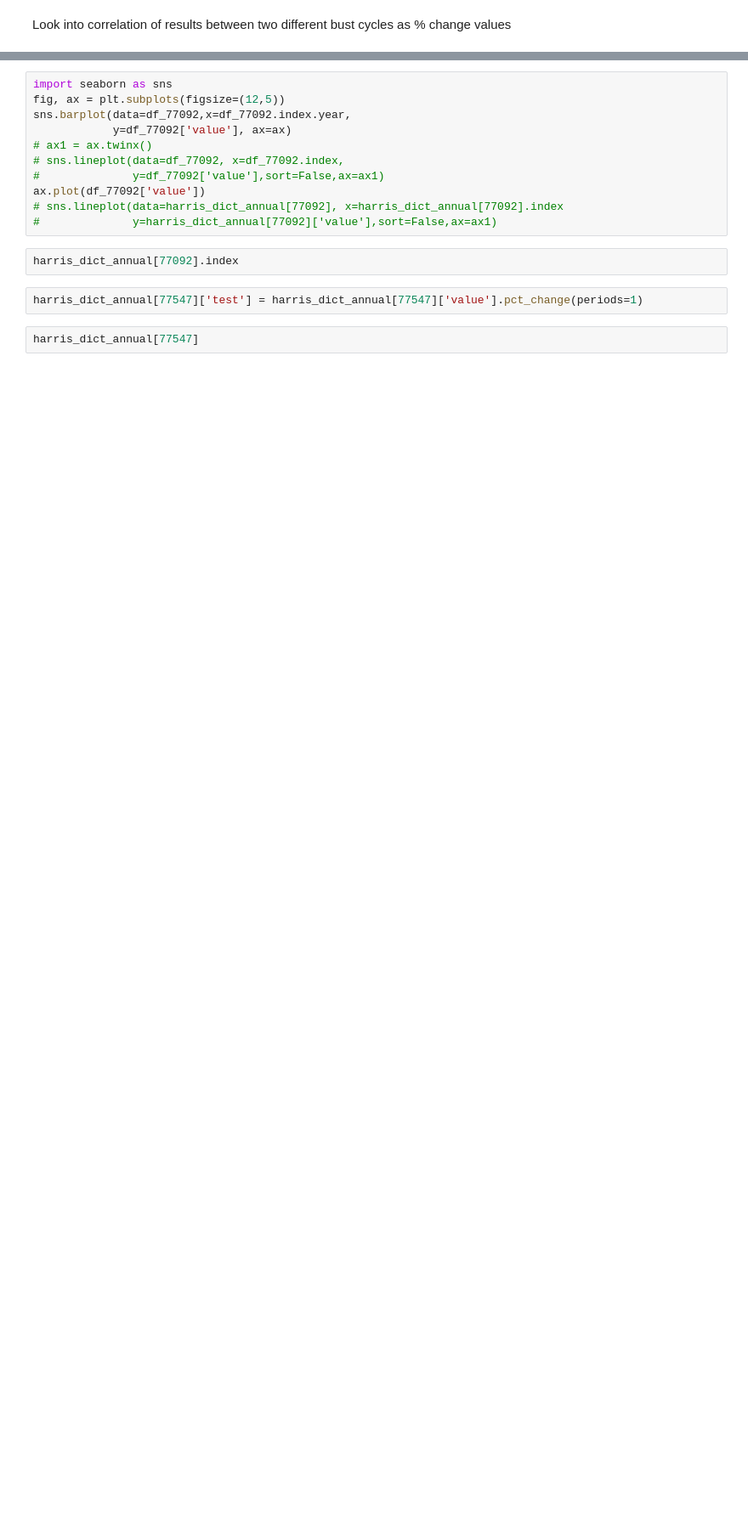
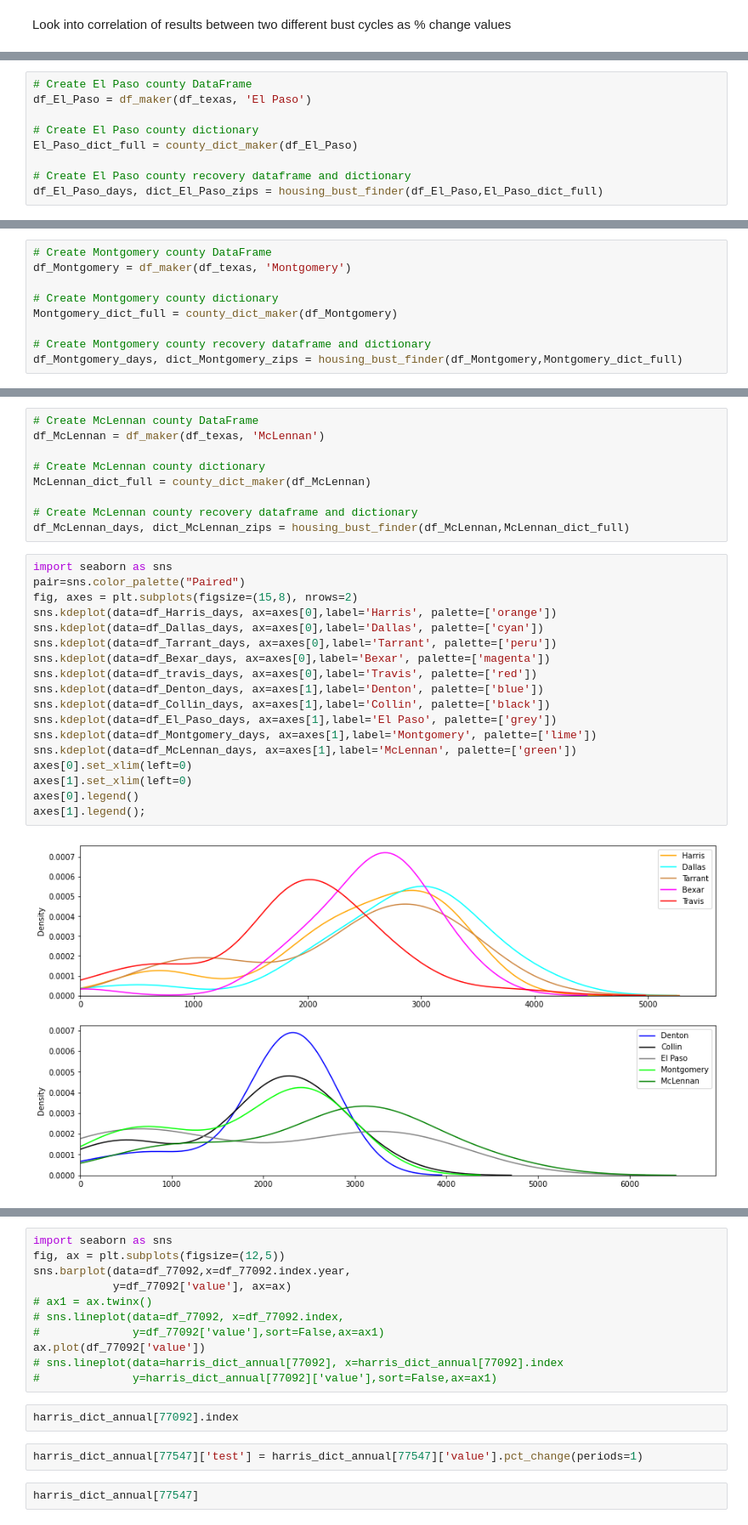
Before and after one commit to kuninethan95/Time_Series_Model, a Jupyter notebook: time-series/starter_notebook.ipynb, the cells around one changed output, grey strips where cells are left out. Shown at 85% size. Cells and saved outputs as stored; diff of their text form; blank space fills up the shorter version.

```diff
--- a/time-series/starter_notebook.ipynb
+++ b/time-series/starter_notebook.ipynb
@@ -646,0 +353,9 @@ harris_recover_housing_counts
+# %%
+# Create El Paso county DataFrame
+df_El_Paso = df_maker(df_texas, 'El Paso')
+
+# Create El Paso county dictionary
+El_Paso_dict_full = county_dict_maker(df_El_Paso)
+
+# Create El Paso county recovery dataframe and dictionary
+df_El_Paso_days, dict_El_Paso_zips = housing_bust_finder(df_El_Paso,El_Paso_dict_full)
@@ -646,0 +364,9 @@ harris_recover_housing_counts
+# %%
+# Create Montgomery county DataFrame
+df_Montgomery = df_maker(df_texas, 'Montgomery')
+
+# Create Montgomery county dictionary
+Montgomery_dict_full = county_dict_maker(df_Montgomery)
+
+# Create Montgomery county recovery dataframe and dictionary
+df_Montgomery_days, dict_Montgomery_zips = housing_bust_finder(df_Montgomery,Montgomery_dict_full)
@@ -646,0 +375,29 @@ harris_recover_housing_counts
+# %%
+# Create McLennan county DataFrame
+df_McLennan = df_maker(df_texas, 'McLennan')
+
+# Create McLennan county dictionary
+McLennan_dict_full = county_dict_maker(df_McLennan)
+
+# Create McLennan county recovery dataframe and dictionary
+df_McLennan_days, dict_McLennan_zips = housing_bust_finder(df_McLennan,McLennan_dict_full)
+# %%
+import seaborn as sns
+pair=sns.color_palette("Paired")
+fig, axes = plt.subplots(figsize=(15,8), nrows=2)
+sns.kdeplot(data=df_Harris_days, ax=axes[0],label='Harris', palette=['orange'])
+sns.kdeplot(data=df_Dallas_days, ax=axes[0],label='Dallas', palette=['cyan'])
+sns.kdeplot(data=df_Tarrant_days, ax=axes[0],label='Tarrant', palette=['peru'])
+sns.kdeplot(data=df_Bexar_days, ax=axes[0],label='Bexar', palette=['magenta'])
+sns.kdeplot(data=df_travis_days, ax=axes[0],label='Travis', palette=['red'])
+sns.kdeplot(data=df_Denton_days, ax=axes[1],label='Denton', palette=['blue'])
+sns.kdeplot(data=df_Collin_days, ax=axes[1],label='Collin', palette=['black'])
+sns.kdeplot(data=df_El_Paso_days, ax=axes[1],label='El Paso', palette=['grey'])
+sns.kdeplot(data=df_Montgomery_days, ax=axes[1],label='Montgomery', palette=['lime'])
+sns.kdeplot(data=df_McLennan_days, ax=axes[1],label='McLennan', palette=['green'])
+axes[0].set_xlim(left=0)
+axes[1].set_xlim(left=0)
+axes[0].legend()
+axes[1].legend();
+# %% [output]
+[figure, added]
```
Also changed, not shown: parts of 126 cells of this notebook.
